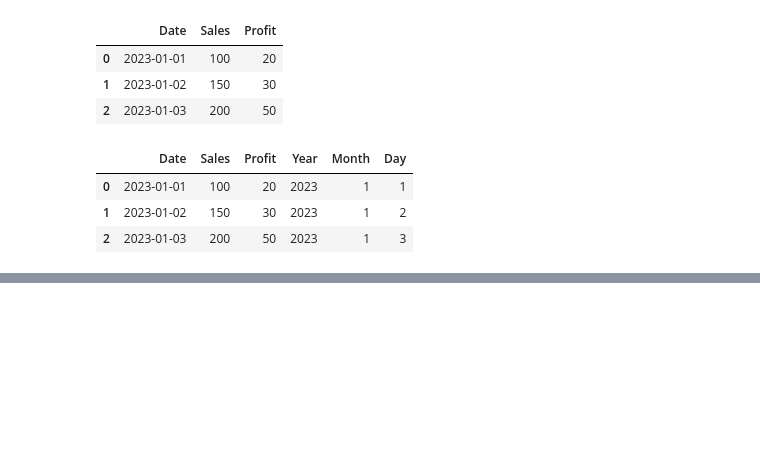
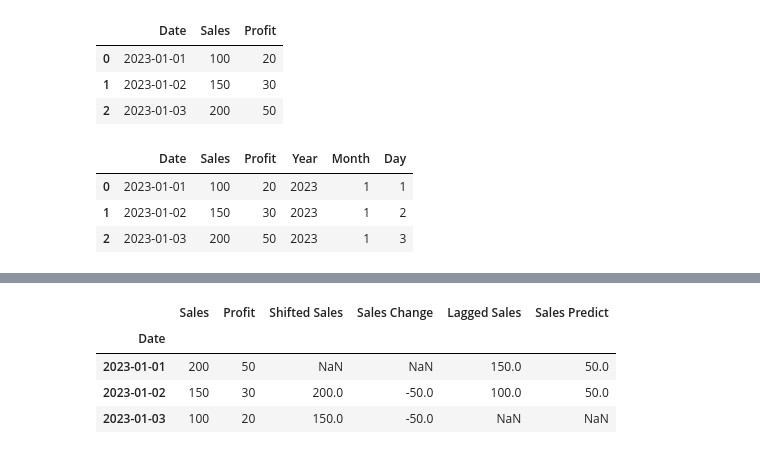
Before and after one commit to srinivasskc/my_datascience_journal, a Jupyter notebook: pandas_notebook.ipynb, the cells around one changed output, grey strips where cells are left out. Saved outputs shown, nothing was run; the diff lists cells and outputs as text; code cells hidden in the pictures; blank space fills up the shorter version.

Commit message:
Time Series and Operations_Data Frames

```diff
--- a/pandas_notebook.ipynb
+++ b/pandas_notebook.ipynb
@@ -1957,0 +1999,3 @@ df_data
+# %%
+df_data = df_data.sort_values('Date')
+df_data
@@ -1957,0 +2074,4 @@ df_data
+# %%
+df_data["Shifted Sales"] = df_data['Sales'].shift(1)
+df_data
+# This creates a new column "Shifted Sales" by shifting the "Sales" column down by 1 row.
@@ -1957,0 +2084,3 @@ df_data
+# %%
+df_data["Sales Change"] = df_data['Sales'] - df_data['Shifted Sales']
+df_data
@@ -1957,0 +2093,4 @@ df_data
+# %%
+df_data["Lagged Sales"] = df_data['Sales'].shift(-1)
+df_data
+# This creates a new column "Lagged Sales" by shifting the "Sales" column up by 1 row.
@@ -1957,0 +2103,11 @@ df_data
+# %%
+df_data["Sales Predict"] = df_data['Sales'] - df_data['Lagged Sales']
+df_data
+# This creates a new column "Sales Predict" by calculating the difference between the "Sales" column and the "Lagged Sales" column.
+# This is used to predict the sales for the next period based on the current sales data.
+# %% [output]
+|  | Sales | Profit | Shifted Sales | Sales Change | Lagged Sales | Sales Predict |
+| Date |  |  |  |  |  |  |
+| 2023-01-01 | 200 | 50 | NaN | NaN | 150.0 | 50.0 |
+| 2023-01-02 | 150 | 30 | 200.0 | -50.0 | 100.0 | 50.0 |
+| 2023-01-03 | 100 | 20 | 150.0 | -50.0 | NaN | NaN |
```
Also changed, not shown: parts of 20 cells of this notebook, 1 other file.
